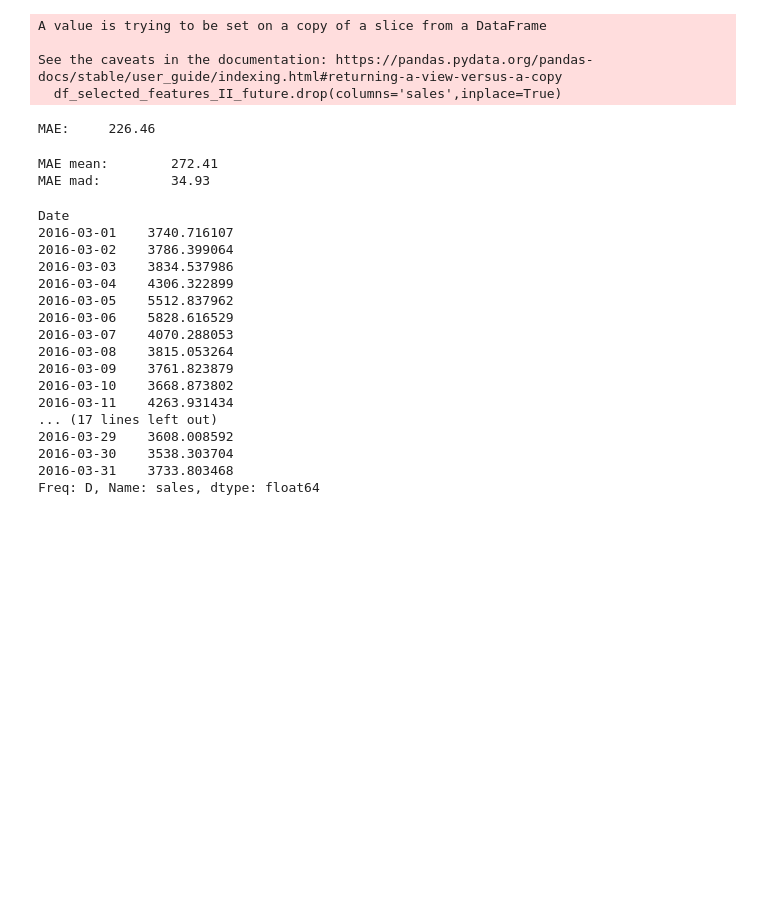
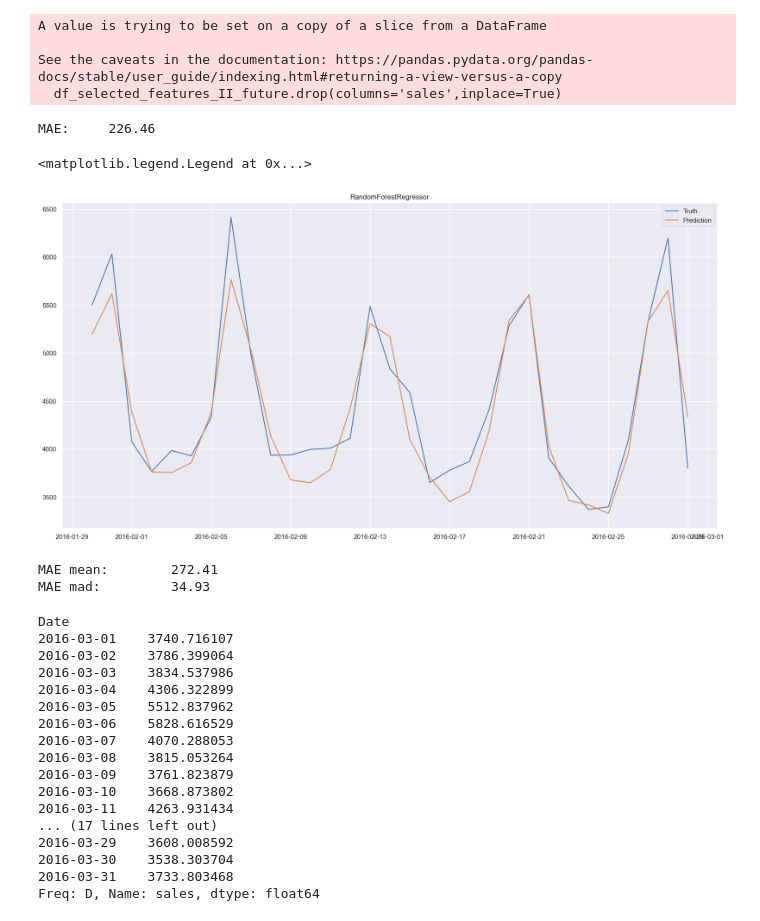
Before and after one commit to EdwinUe/BAB_WS22-23, a Jupyter notebook: Code/003BusinessAnalyticsBProjekt.ipynb, the cells around one changed output. Saved outputs shown, nothing was run; the diff lists cells and outputs as text; code cells hidden in the pictures; blank space fills up the shorter version.

Commit message:
Visuals

```diff
--- a/Code/003BusinessAnalyticsBProjekt.ipynb
+++ b/Code/003BusinessAnalyticsBProjekt.ipynb
@@ -1398,6 +1398,14 @@ preds = rf_selected_features_II.predict(x_test)
 print('MAE:\t %4.2f' % (MAE(y_true = y_test, y_pred = preds)))
 # %% [output]
 MAE:     226.46
+# %%
+plt.plot(y_test.index, y_test)
+plt.plot(y_test.index, preds)
+plt.title('RandomForestRegressor')
+plt.legend(['Truth','Prediction'])
+# %% [output]
+<matplotlib.legend.Legend at 0x...>
+[figure, added]
 # %%
 from sklearn.model_selection import cross_validate
 from sklearn.model_selection import TimeSeriesSplit
```
Also changed, not shown: parts of 1 cell of this notebook.
